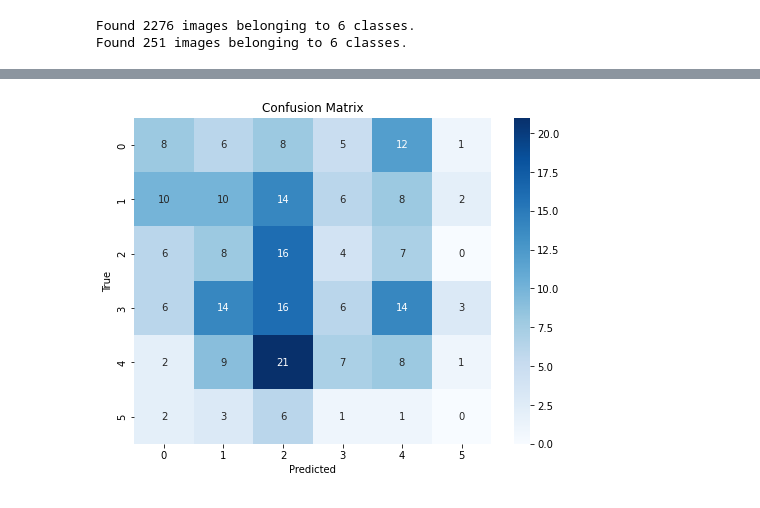
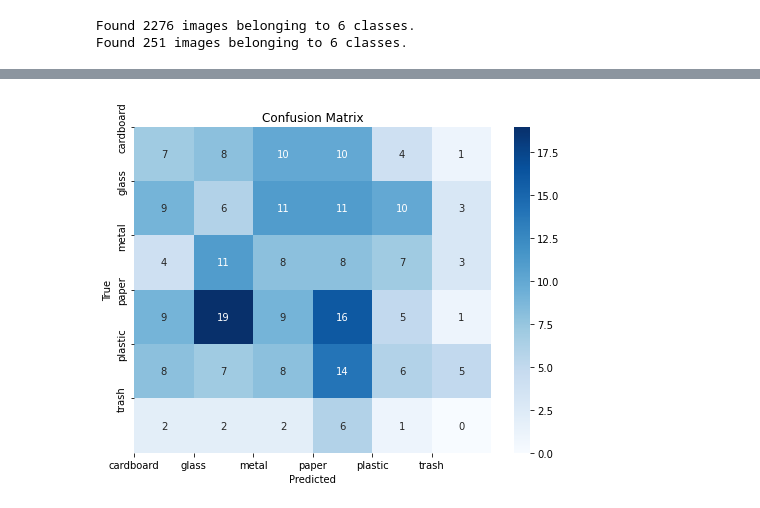
Before and after one commit to Monowog/ecs171-project, a Jupyter notebook: CNN.ipynb, the cells around one changed output, grey strips where cells are left out. Saved outputs shown, nothing was run; the diff lists cells and outputs as text; code cells hidden in the pictures.

```diff
--- a/CNN.ipynb
+++ b/CNN.ipynb
@@ -19,8 +9,8 @@ png_np_img.T.shape
 # %%
 from tensorflow.keras.preprocessing.image import ImageDataGenerator
 
-batch_size = 64 # Make this number of images or do actual BGD
-target_size = (128, 128) # Make this smaller
+batch_size = 100 # Leads to around 20 batches
+target_size = (128, 96) # This is 1/3 the image shape
 
 train = ImageDataGenerator(horizontal_flip=True, vertical_flip=True,validation_split=0.1,rescale=1./255,
                          shear_range = 0.1,zoom_range = 0.1,
@@ -31,7 +21,7 @@ test =ImageDataGenerator(rescale=1./255,validation_split=0.1)
 
 train_generator = train.flow_from_directory(
     data,
-    target_size=(128, 128),
+    target_size=(128, 96),
     batch_size=batch_size,
     class_mode='categorical',
     subset = 'training'
@@ -39,7 +29,7 @@ train_generator = train.flow_from_directory(
 
 test_generator = test.flow_from_directory(
     data,
-    target_size=(128, 128),
+    target_size=(128, 96),
     batch_size=batch_size,
     class_mode='categorical',
     subset = 'validation'
@@ -100,7 +115,0 @@ def create_model():
-# %%
-from scikeras.wrappers import KerasClassifier
-from tensorflow.keras.callbacks import ModelCheckpoint
-
-model, checkpoint = create_model()
-
-history = model.fit(train_generator, epochs=100, validation_data=test_generator)
@@ -113,0 +209,7 @@ Epoch 3/100
+# %%
+from tensorflow.keras.callbacks import ModelCheckpoint, EarlyStopping
+
+early_stop = EarlyStopping(monitor='val_loss', patience=20, mode='min', verbose=1, restore_best_weights=True)
+final_model = create_model2(2, 32, .001, 0, 0, .15)
+checkpoint = ModelCheckpoint("best_model.h5", monitor='val_loss', verbose=1, save_best_only=True, mode='min')
+history = final_model.fit(train_generator, epochs=100, validation_data=test_generator, callbacks=[checkpoint, early_stop])
@@ -114,17 +238,19 @@ Epoch 3/100
 # %%
+# Create a confusion matrix
 from sklearn.metrics import confusion_matrix
 import seaborn as sns
 import matplotlib.pyplot as plt
 
 true_labels = test_generator.classes
-predicted_labels = model.predict(test_generator).argmax(axis=1)
+class_names = list(test_generator.class_indices.keys())
+predicted_labels = final_model.predict(test_generator).argmax(axis=1)
 
-# Create confusion matrix
 cm = confusion_matrix(true_labels, predicted_labels)
 
-# Plot confusion matrix using seaborn
 plt.figure(figsize=(8, 6))
 sns.heatmap(cm, annot=True, cmap='Blues', fmt='g')
+plt.xticks(ticks=np.arange(len(class_names)), labels=class_names)
+plt.yticks(ticks=np.arange(len(class_names)), labels=class_names)
 plt.xlabel('Predicted')
 plt.ylabel('True')
 plt.title('Confusion Matrix')
@@ -134 +260 @@ plt.show()
-[figure, old version]
+[figure, new version]
```
Also changed, not shown: parts of 17 cells of this notebook.
